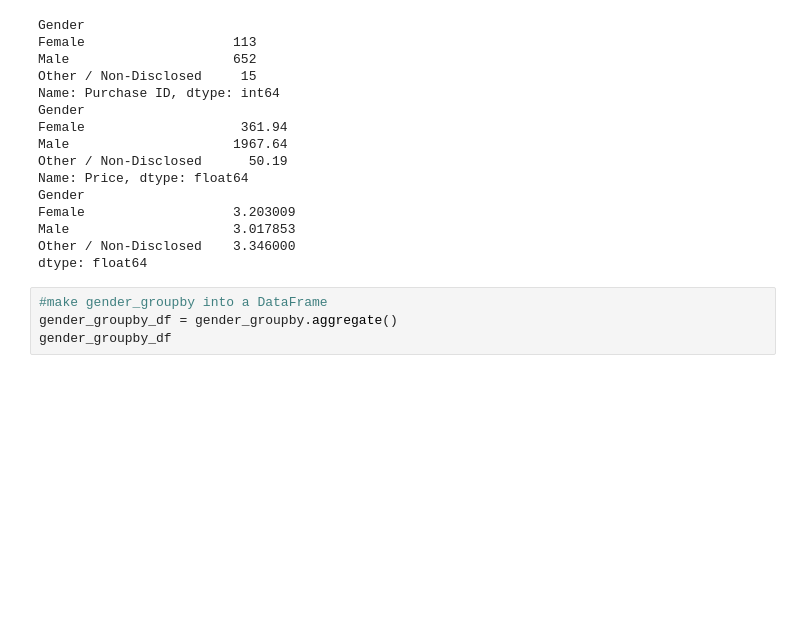
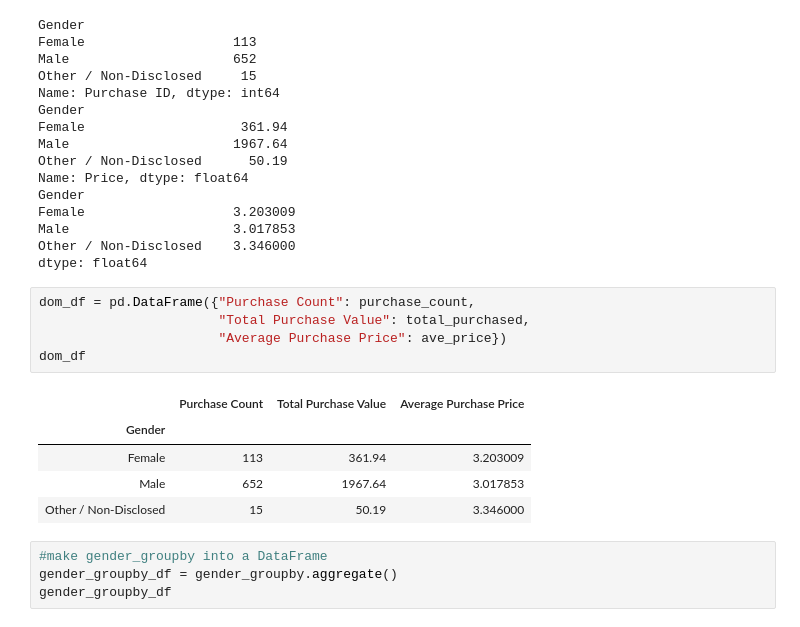
Before and after one commit to VallieTracy/pandas-challenge, a Jupyter notebook: HeroesOfPymoli/main.ipynb, the cells around one changed output. Saved outputs shown, nothing was run; the diff lists cells and outputs as text; blank space fills up the shorter version.

```diff
--- a/HeroesOfPymoli/main.ipynb
+++ b/HeroesOfPymoli/main.ipynb
@@ -141,6 +141,17 @@ Female                   3.203009
 Male                     3.017853
 Other / Non-Disclosed    3.346000
 dtype: float64
+# %%
+dom_df = pd.DataFrame({"Purchase Count": purchase_count,
+                       "Total Purchase Value": total_purchased,
+                       "Average Purchase Price": ave_price})
+dom_df
+# %% [output]
+|  | Purchase Count | Total Purchase Value | Average Purchase Price |
+| Gender |  |  |  |
+| Female | 113 | 361.94 | 3.203009 |
+| Male | 652 | 1967.64 | 3.017853 |
+| Other / Non-Disclosed | 15 | 50.19 | 3.346000 |
 # %%
 #make gender_groupby into a DataFrame
 gender_groupby_df = gender_groupby.aggregate()
```
